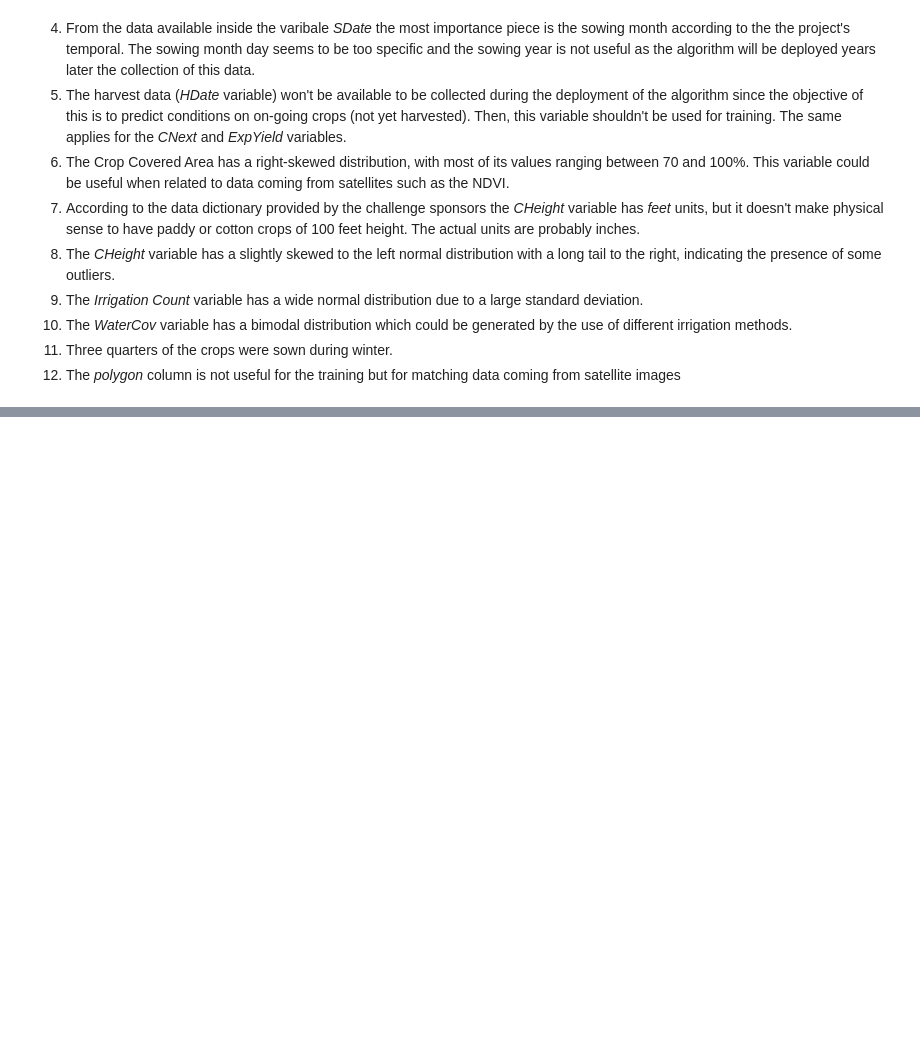
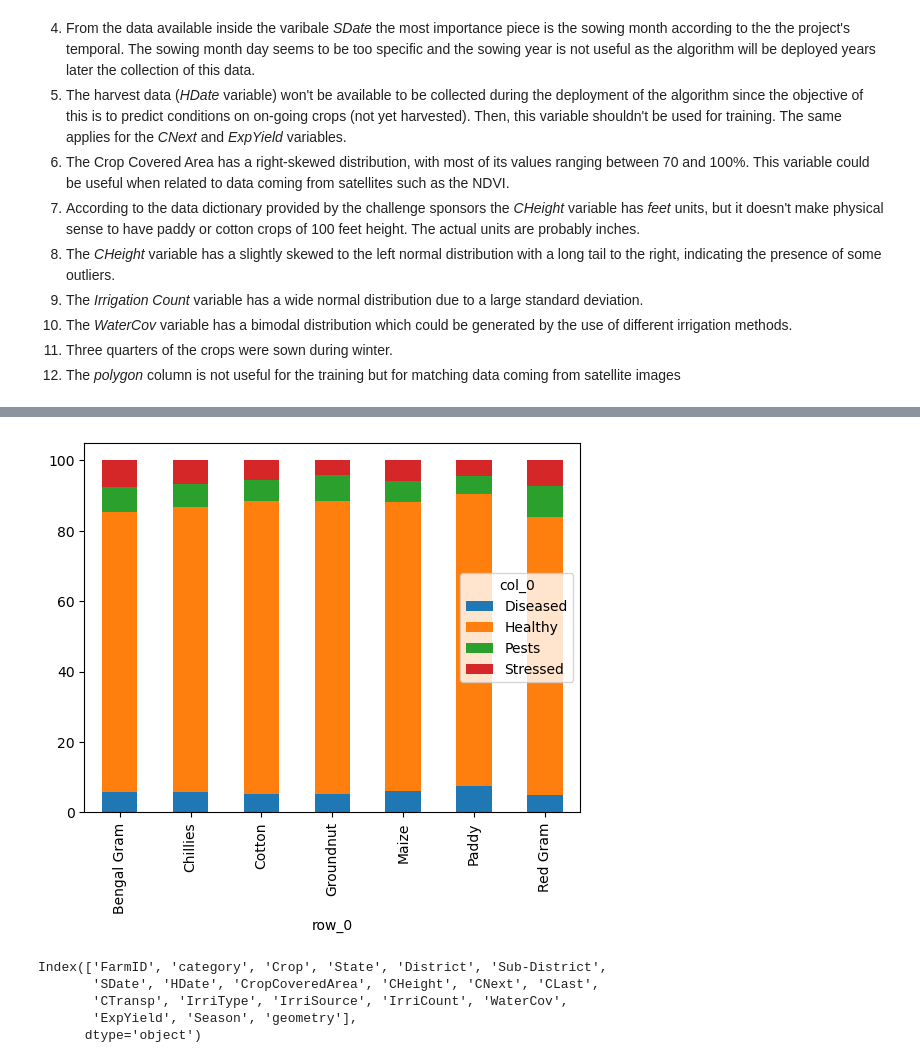
Before and after one commit to juandazapatac/telangana_classification_challenge, a Jupyter notebook: notebooks/exploratory_analysis.ipynb, the cells around one changed output, grey strips where cells are left out. Saved outputs shown, nothing was run; the diff lists cells and outputs as text; code cells hidden in the pictures; blank space fills up the shorter version.

Commit message:
Category vs Crop type

```diff
--- a/notebooks/exploratory_analysis.ipynb
+++ b/notebooks/exploratory_analysis.ipynb
@@ -333,0 +337,5 @@ The same applies for the *CNext* and *ExpYield* variables.
+# %%
+# Category vs Crop Type
+# We want to check if the Crop Type has an inference in the distribution of the targets
+contingency_table=pd.crosstab(df.Crop.values,df.category.values,normalize='index')*100
+contingency_table
@@ -333,0 +352,13 @@ The same applies for the *CNext* and *ExpYield* variables.
+# %%
+# Now through a visualization
+contingency_table.plot(kind="bar",stacked=True);
+# %% [output]
+[figure, added]
+# %%
+df.columns
+# %% [output]
+Index(['FarmID', 'category', 'Crop', 'State', 'District', 'Sub-District',
+       'SDate', 'HDate', 'CropCoveredArea', 'CHeight', 'CNext', 'CLast',
+       'CTransp', 'IrriType', 'IrriSource', 'IrriCount', 'WaterCov',
+       'ExpYield', 'Season', 'geometry'],
+      dtype='object')
```
Also changed, not shown: parts of 4 cells of this notebook.
